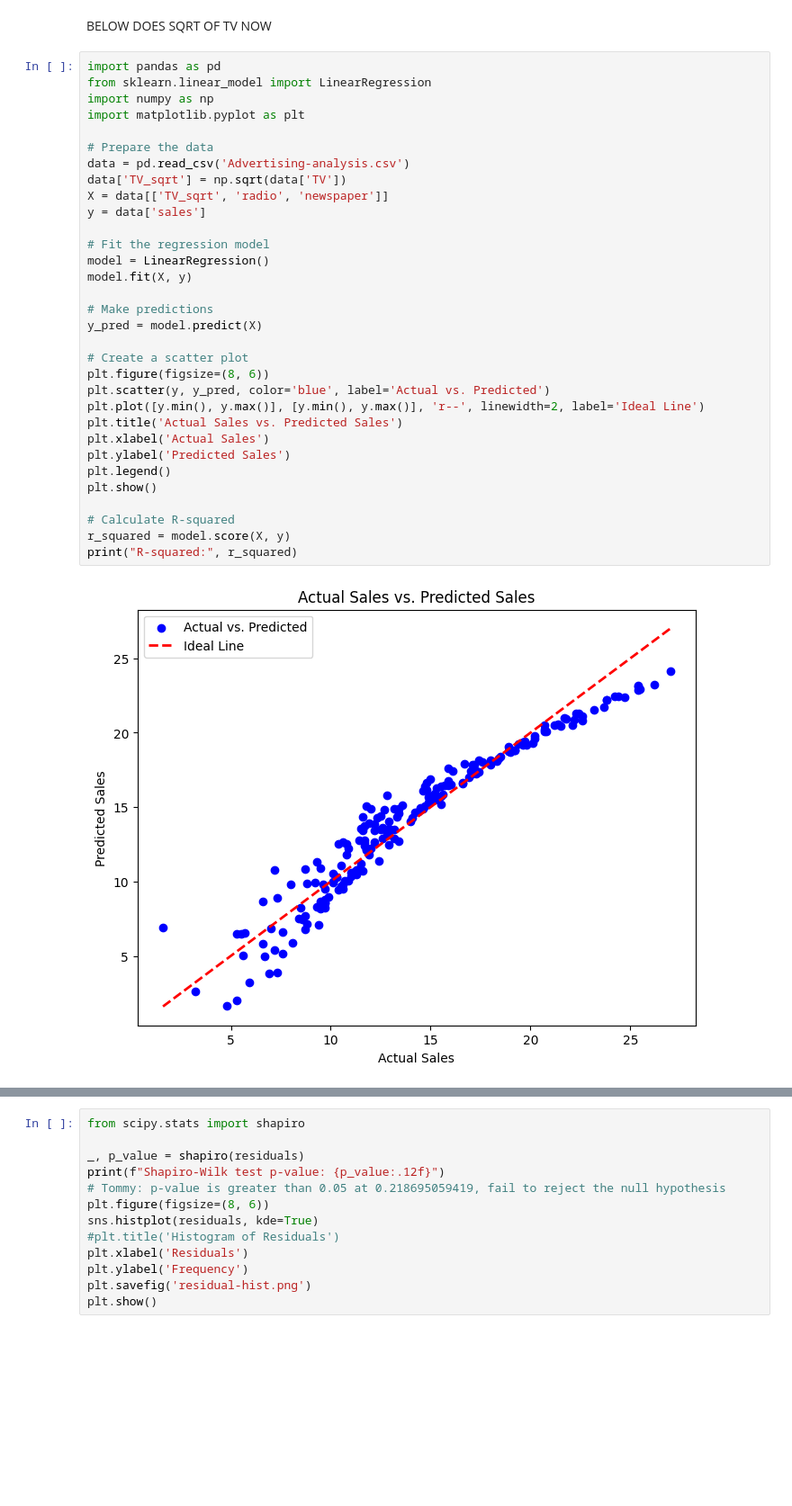
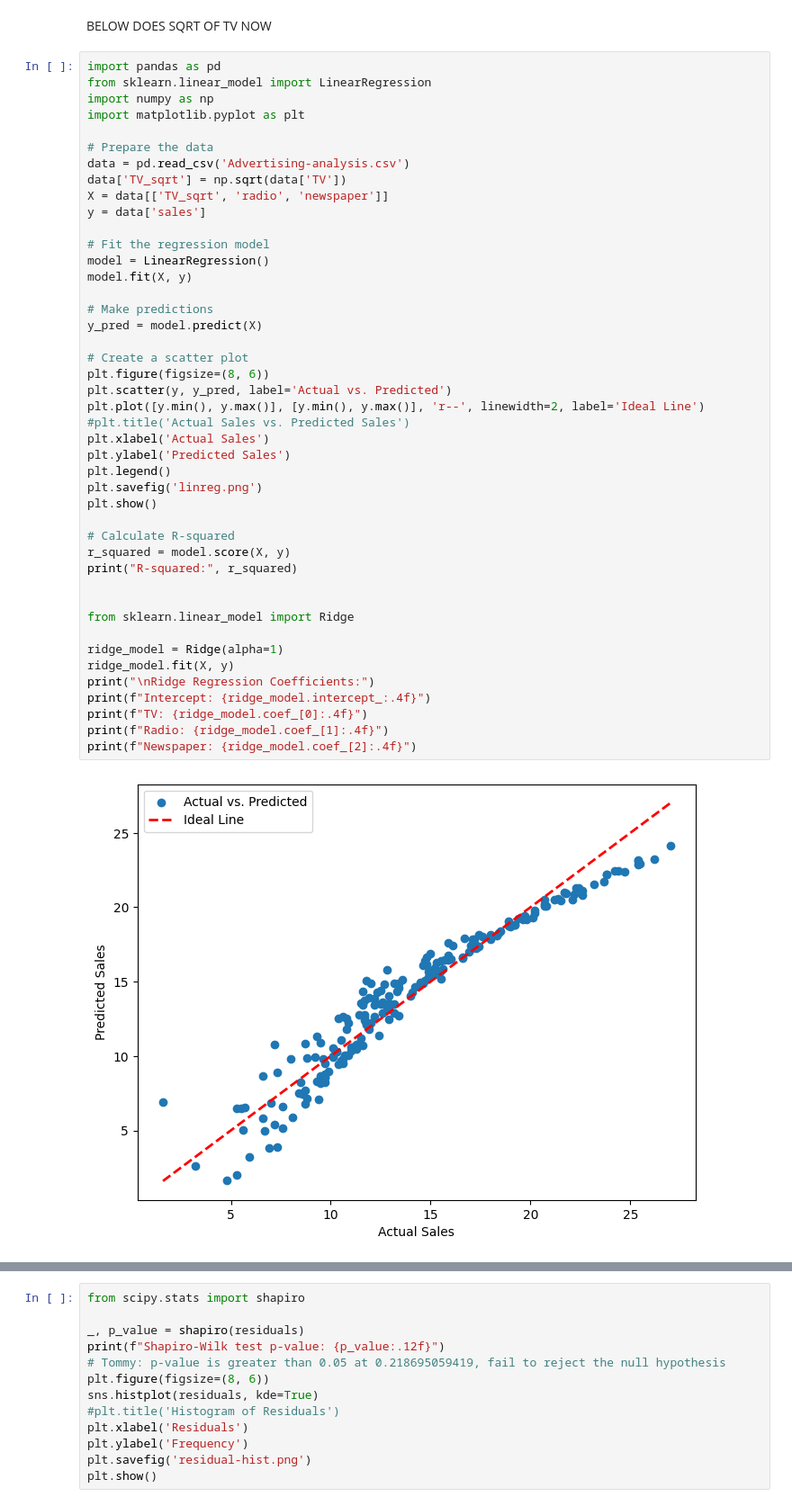
Before and after one commit to tommyly201/regression_project, a Jupyter notebook: class_project.ipynb, the cells around one changed output, grey strips where cells are left out. Shown at 90% size. Cells and saved outputs as stored; diff of their text form; blank space fills up the shorter version.

```diff
--- a/class_project.ipynb
+++ b/class_project.ipynb
@@ -279,33 +279,45 @@ BELOW DOES SQRT OF TV NOW
 import pandas as pd
 from sklearn.linear_model import LinearRegression
 import numpy as np
 import matplotlib.pyplot as plt
 
 # Prepare the data
 data = pd.read_csv('Advertising-analysis.csv')
 data['TV_sqrt'] = np.sqrt(data['TV'])
 X = data[['TV_sqrt', 'radio', 'newspaper']]
 y = data['sales']
 
 # Fit the regression model
 model = LinearRegression()
 model.fit(X, y)
 
 # Make predictions
 y_pred = model.predict(X)
 
 # Create a scatter plot
 plt.figure(figsize=(8, 6))
-plt.scatter(y, y_pred, color='blue', label='Actual vs. Predicted')
+plt.scatter(y, y_pred, label='Actual vs. Predicted')
 plt.plot([y.min(), y.max()], [y.min(), y.max()], 'r--', linewidth=2, label='Ideal Line')
-plt.title('Actual Sales vs. Predicted Sales')
+#plt.title('Actual Sales vs. Predicted Sales')
 plt.xlabel('Actual Sales')
 plt.ylabel('Predicted Sales')
 plt.legend()
+plt.savefig('linreg.png')
 plt.show()
 
 # Calculate R-squared
 r_squared = model.score(X, y)
 print("R-squared:", r_squared)
+
+
+from sklearn.linear_model import Ridge
+
+ridge_model = Ridge(alpha=1)
+ridge_model.fit(X, y)
+print("\nRidge Regression Coefficients:")
+print(f"Intercept: {ridge_model.intercept_:.4f}")
+print(f"TV: {ridge_model.coef_[0]:.4f}")
+print(f"Radio: {ridge_model.coef_[1]:.4f}")
+print(f"Newspaper: {ridge_model.coef_[2]:.4f}")
 # %% [output]
-[figure, old version]
+[figure, new version]
```
Also changed, not shown: parts of 3 cells of this notebook.
